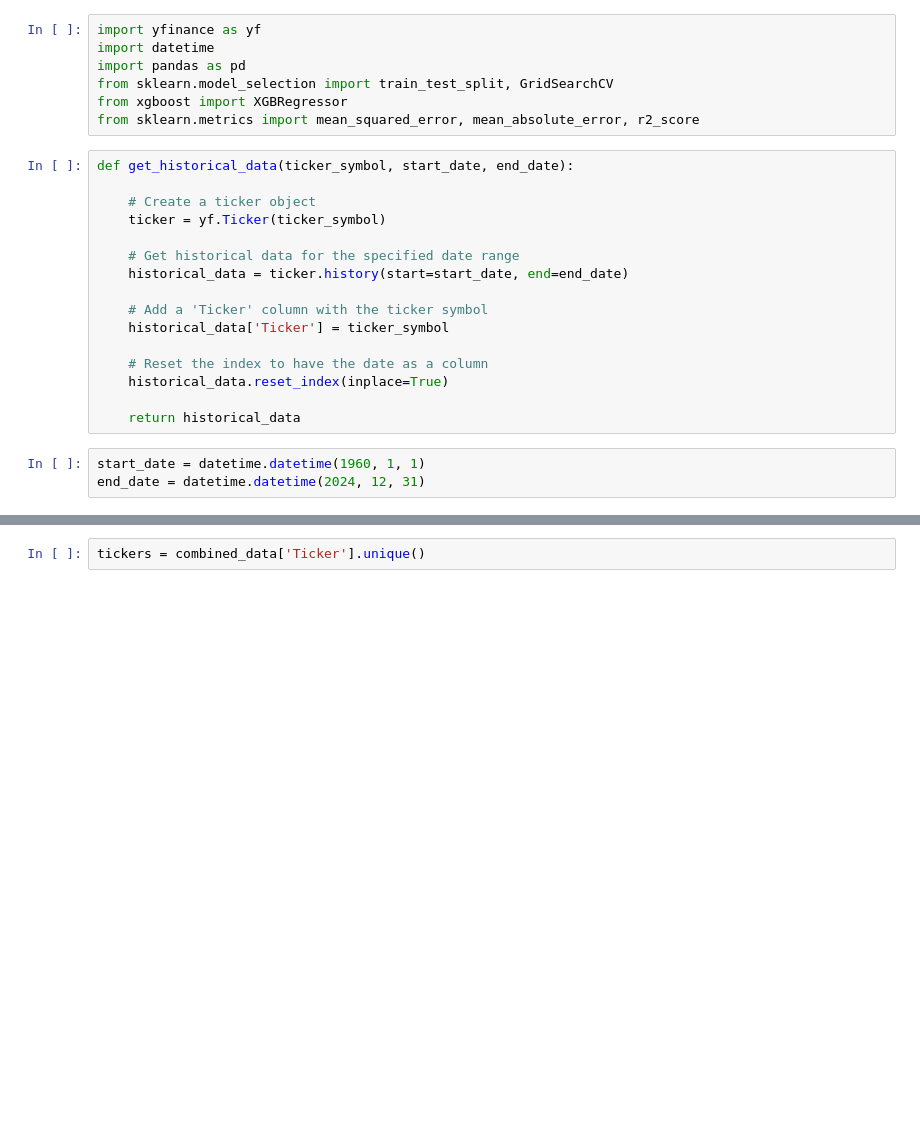
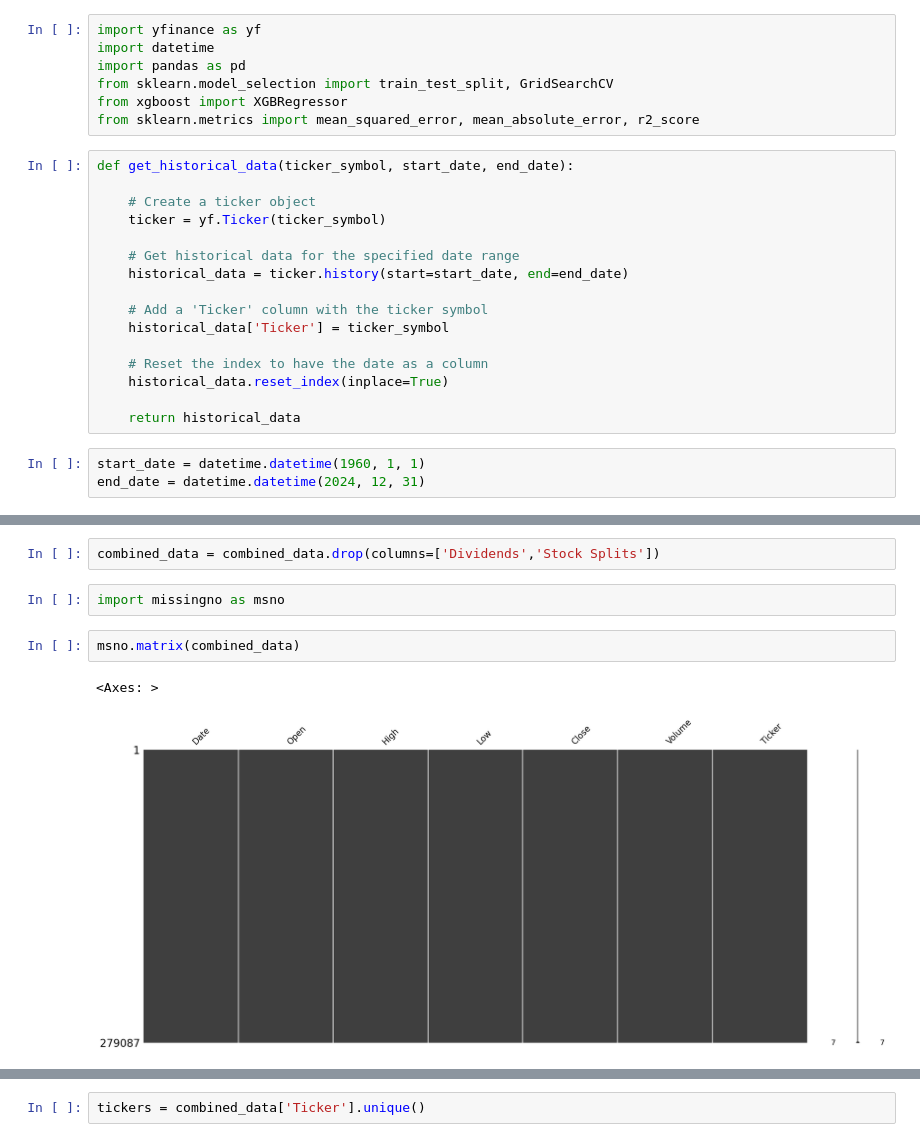
Before and after one commit to matthewyackee/Group_1_Final_Project, a Jupyter notebook: Project4.ipynb, the cells around one changed output, grey strips where cells are left out. Drawn from its saved outputs; the diff is of its cells as text; blank space fills up the shorter version.

```diff
--- a/Project4.ipynb
+++ b/Project4.ipynb
@@ -59,0 +70,9 @@ combined_data.to_csv('data2.csv')
+# %%
+combined_data = combined_data.drop(columns=['Dividends','Stock Splits'])
+# %%
+import missingno as msno
+# %%
+msno.matrix(combined_data)
+# %% [output]
+<Axes: >
+[figure, added]
```
Also changed, not shown: parts of 10 cells of this notebook.
